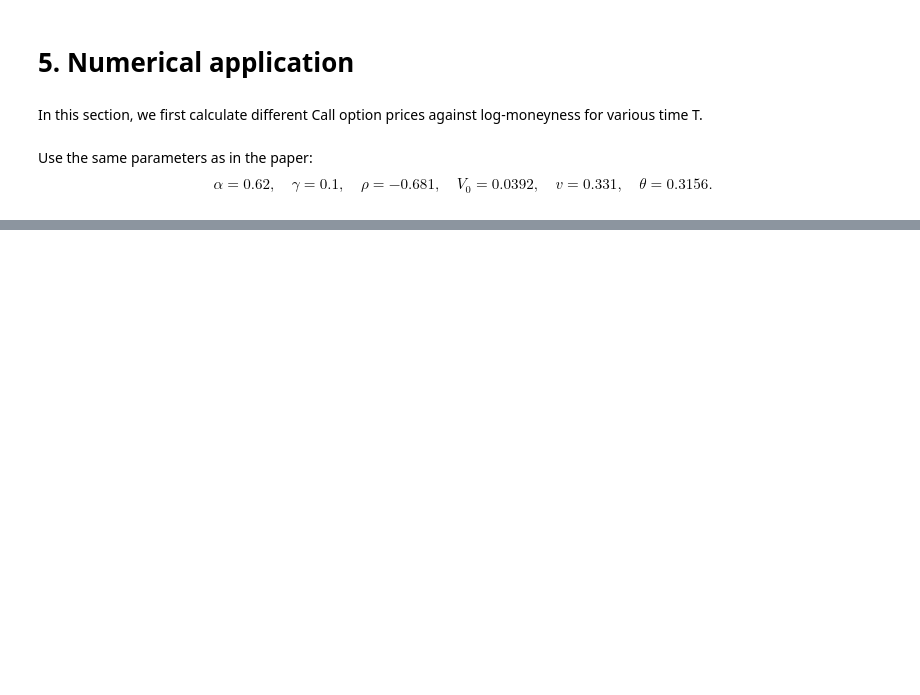
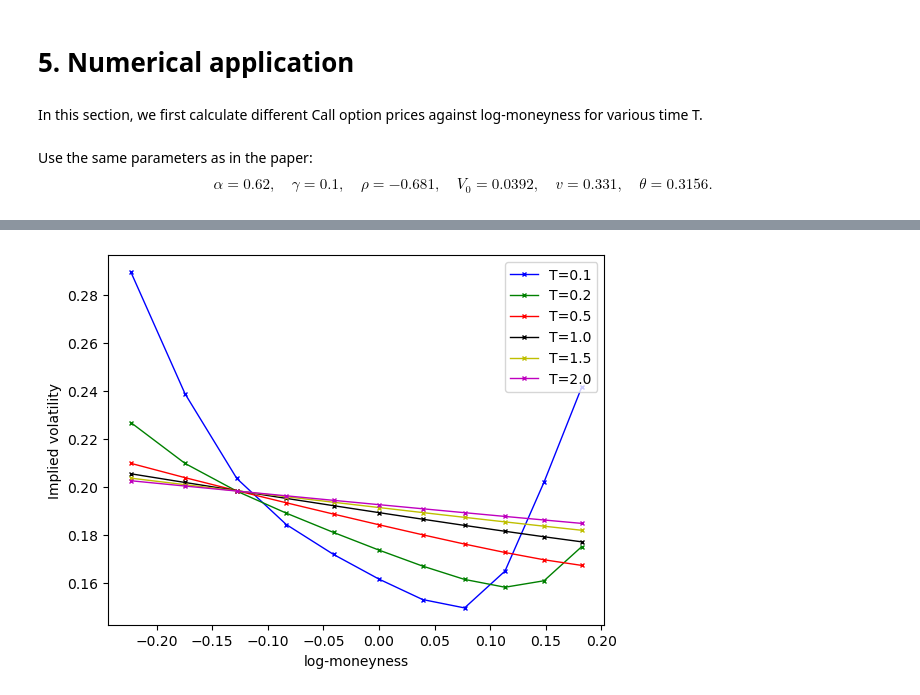
Before and after one commit to Chujie-Ma/PyFENG, a Jupyter notebook: project_report.ipynb, the cells around one changed output, grey strips where cells are left out. Saved outputs shown, nothing was run; the diff lists cells and outputs as text; code cells hidden in the pictures; blank space fills up the shorter version.

```diff
--- a/project_report.ipynb
+++ b/project_report.ipynb
@@ -203,0 +207,22 @@ plt.show()
+# %%
+sigma, vov, mr, rho, spot, theta, alpha = 0.04, 0.1, 1, -0.65, 100, 0.04, 0.6
+n = pfex.RoughHestonFft(sigma, vov=vov, mr=mr, rho=rho, alpha=alpha)
+price_n = np.zeros((row,col))
+n_vol = np.zeros((row,col))
+# %%
+for i in range(row):
+    price_n[i] = n.price_fft(strike, spot, T[i])
+    n_vol[i] = n.vol_smile(strike, spot, T[i], model='bsm')
+# %%
+plt.plot(np.log(strike/spot), n_vol[0, :], color = 'b', marker = 'x', markersize=3, linewidth=1, label='T=0.1')
+plt.plot(np.log(strike/spot), n_vol[1, :], color = 'g', marker = 'x', markersize=3, linewidth=1, label='T=0.2')
+plt.plot(np.log(strike/spot), n_vol[2, :], color = 'r', marker = 'x', markersize=3, linewidth=1, label='T=0.5')
+plt.plot(np.log(strike/spot), n_vol[3, :], color = 'k', marker = 'x', markersize=3, linewidth=1, label='T=1.0')
+plt.plot(np.log(strike/spot), n_vol[4, :], color = 'y', marker = 'x', markersize=3, linewidth=1, label='T=1.5')
+plt.plot(np.log(strike/spot), n_vol[5, :], color = 'm', marker = 'x', markersize=3, linewidth=1, label='T=2.0')
+plt.ylabel('Implied volatility')
+plt.xlabel('log-moneyness')
+plt.legend(loc = 'upper right')
+plt.show()
+# %% [output]
+[figure, added]
```
Also changed, not shown: parts of 9 cells of this notebook.
